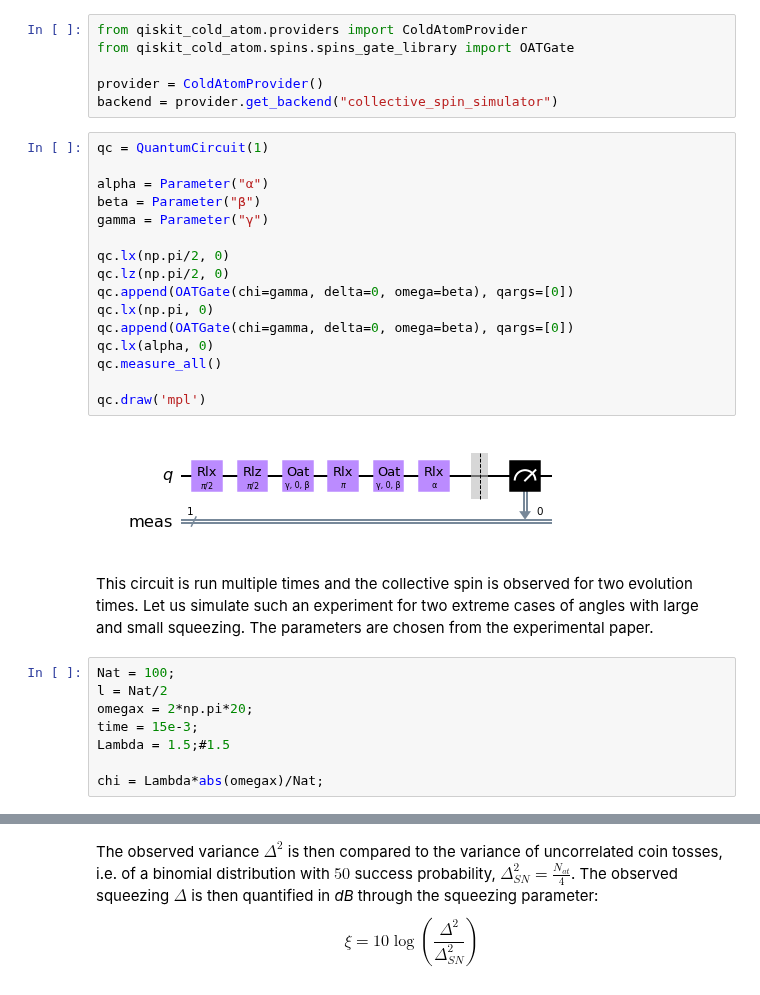
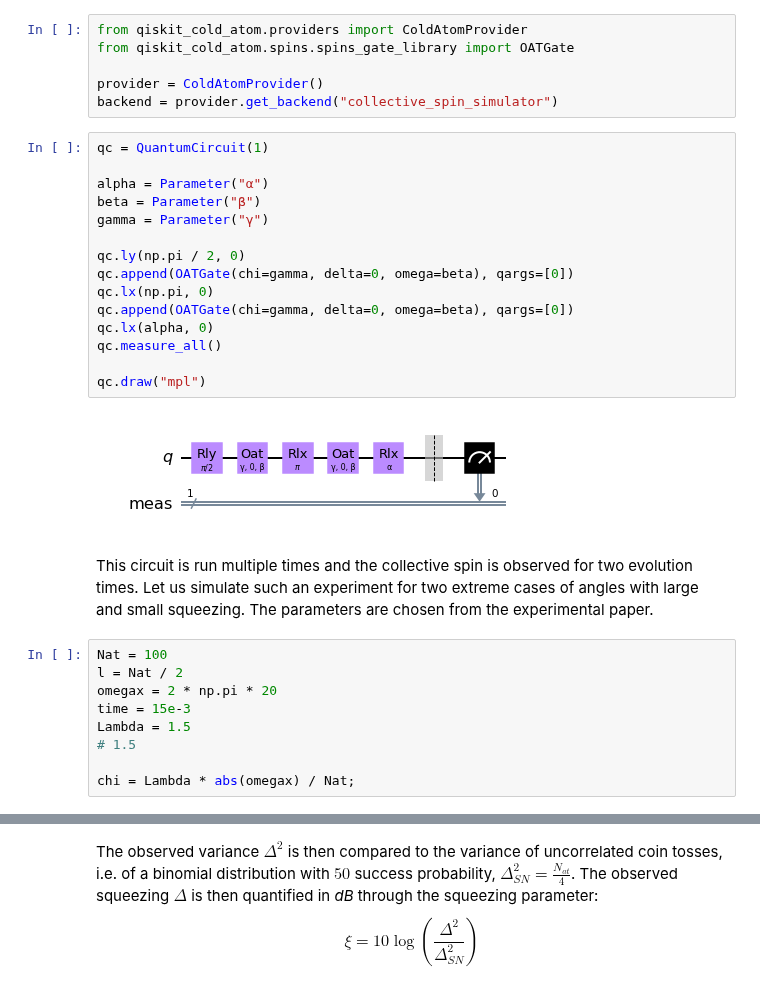
Before and after one commit to qiskit-community/qiskit-cold-atom, a Jupyter notebook: docs/tutorials/07_squeezing_in_qudits.ipynb, the cells around one changed output, grey strips where cells are left out. Cells and saved outputs as stored; diff of their text form.

```diff
--- a/docs/tutorials/07_squeezing_in_qudits.ipynb
+++ b/docs/tutorials/07_squeezing_in_qudits.ipynb
@@ -132,29 +132,29 @@ backend = provider.get_backend("collective_spin_simulator")
 # %%
 qc = QuantumCircuit(1)
 
 alpha = Parameter("α")
 beta = Parameter("β")
 gamma = Parameter("γ")
 
-qc.lx(np.pi/2, 0)
-qc.lz(np.pi/2, 0)
+qc.ly(np.pi / 2, 0)
 qc.append(OATGate(chi=gamma, delta=0, omega=beta), qargs=[0])
 qc.lx(np.pi, 0)
 qc.append(OATGate(chi=gamma, delta=0, omega=beta), qargs=[0])
 qc.lx(alpha, 0)
 qc.measure_all()
 
-qc.draw('mpl')
+qc.draw("mpl")
 # %% [output]
-[figure, old version]
+[figure, new version]
 # %% [markdown]
 This circuit is run multiple times and the collective spin is observed for two evolution times. Let us simulate such an experiment for two extreme cases of angles with large and small squeezing. The parameters are chosen from the experimental paper.
 # %%
-Nat = 100;
-l = Nat/2
-omegax = 2*np.pi*20;
-time = 15e-3;
-Lambda = 1.5;#1.5
+Nat = 100
+l = Nat / 2
+omegax = 2 * np.pi * 20
+time = 15e-3
+Lambda = 1.5
+# 1.5
 
-chi = Lambda*abs(omegax)/Nat;
+chi = Lambda * abs(omegax) / Nat;
 # %%
```
Also changed, not shown: parts of 22 cells of this notebook.
